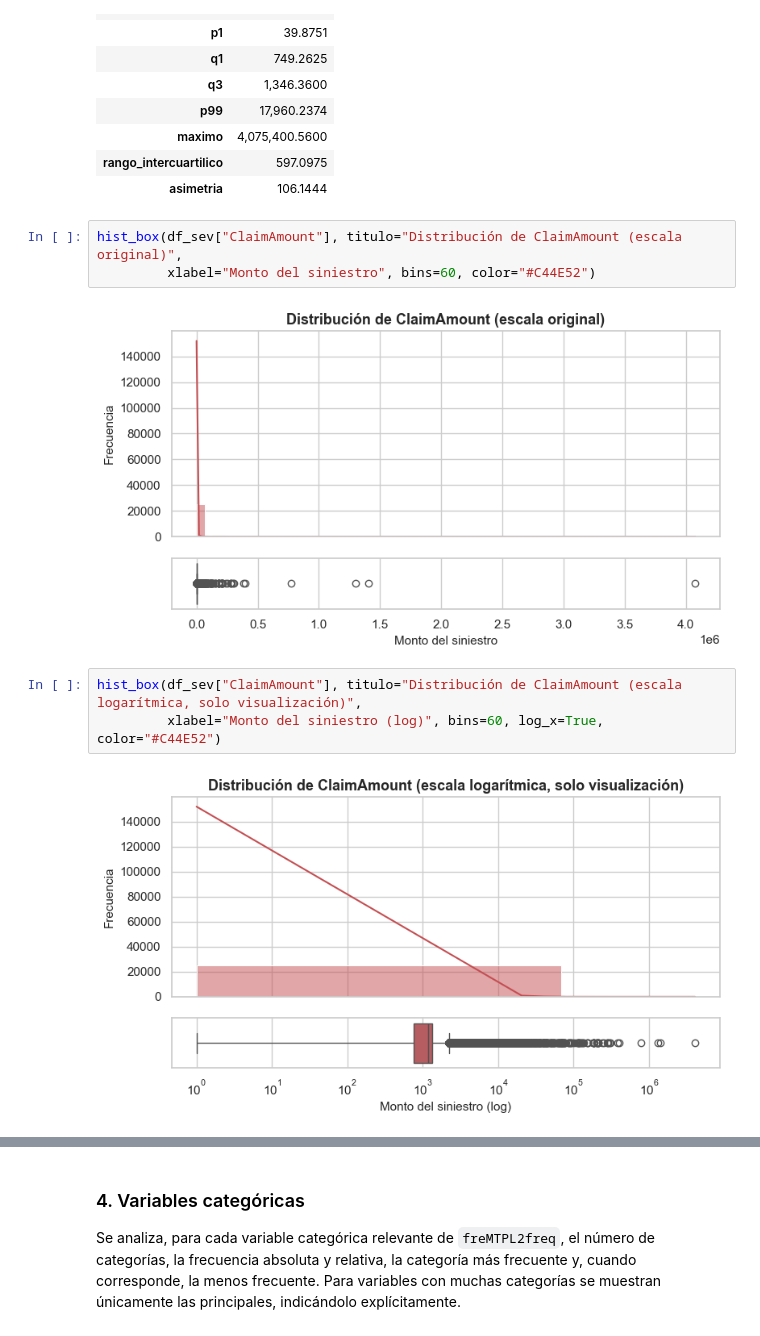
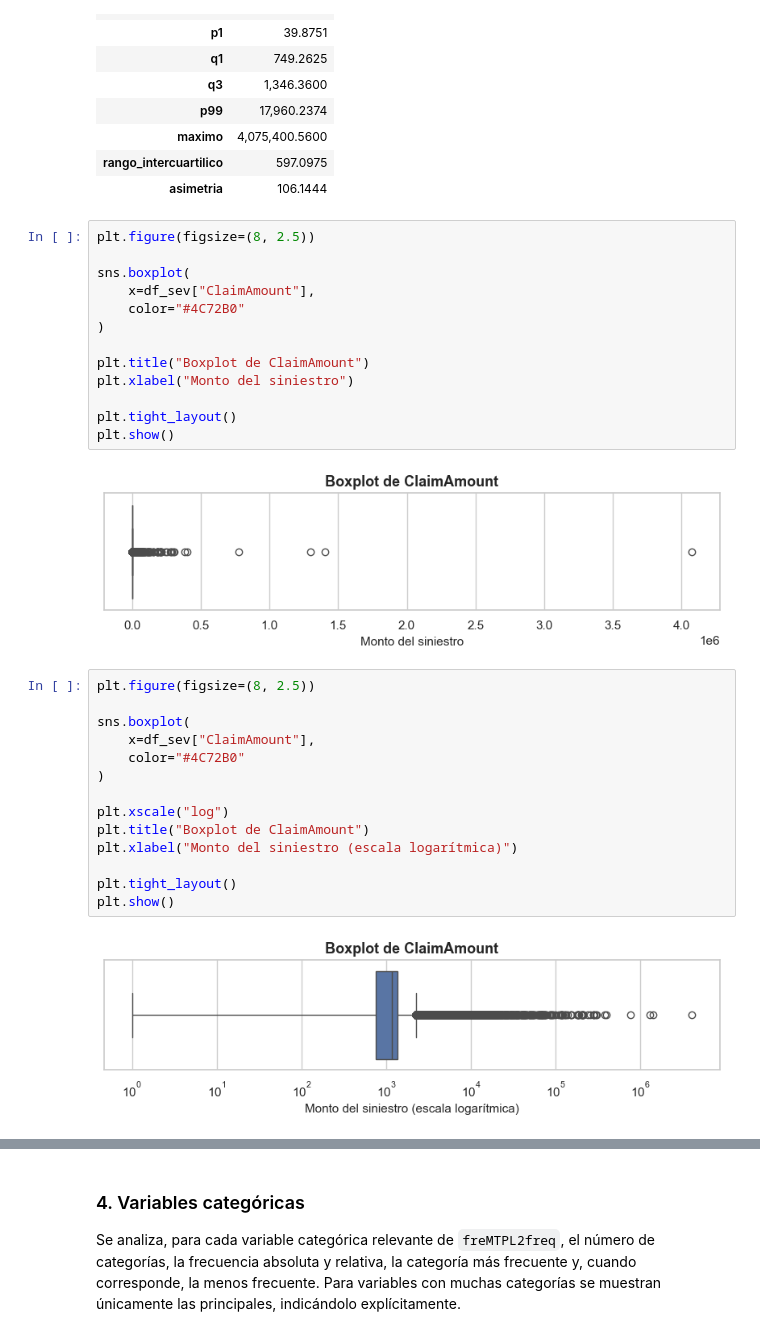
Before and after one commit to T1fff/Proyecto_Seminario_Siniestralidad, a Jupyter notebook: notebooks/02_Analisis_Univariado.ipynb, the cells around one changed output, grey strips where cells are left out. Drawn from its saved outputs; the diff is of its cells as text.

```diff
--- a/notebooks/02_Analisis_Univariado.ipynb
+++ b/notebooks/02_Analisis_Univariado.ipynb
@@ -264,15 +278,36 @@ resumen_univariado(df_sev["ClaimAmount"], "ClaimAmount").to_frame()
 | rango_intercuartilico | 597.0975 |
 | asimetria | 106.1444 |
 # %%
-hist_box(df_sev["ClaimAmount"], titulo="Distribución de ClaimAmount (escala original)",
-         xlabel="Monto del siniestro", bins=60, color="#C44E52")
+plt.figure(figsize=(8, 2.5))
+
+sns.boxplot(
+    x=df_sev["ClaimAmount"],
+    color="#4C72B0"
+)
+
+plt.title("Boxplot de ClaimAmount")
+plt.xlabel("Monto del siniestro")
+
+plt.tight_layout()
+plt.show()
 # %% [output]
-[figure, old version]
+[figure, new version]
 # %%
-hist_box(df_sev["ClaimAmount"], titulo="Distribución de ClaimAmount (escala logarítmica, solo visualización)",
-         xlabel="Monto del siniestro (log)", bins=60, log_x=True, color="#C44E52")
+plt.figure(figsize=(8, 2.5))
+
+sns.boxplot(
+    x=df_sev["ClaimAmount"],
+    color="#4C72B0"
+)
+
+plt.xscale("log")
+plt.title("Boxplot de ClaimAmount")
+plt.xlabel("Monto del siniestro (escala logarítmica)")
+
+plt.tight_layout()
+plt.show()
 # %% [output]
-[figure, old version]
+[figure, new version]
 # %% [markdown]
 **Interpretación de ClaimAmount**
 
```
Also changed, not shown: parts of 8 cells of this notebook, 2 other files.
